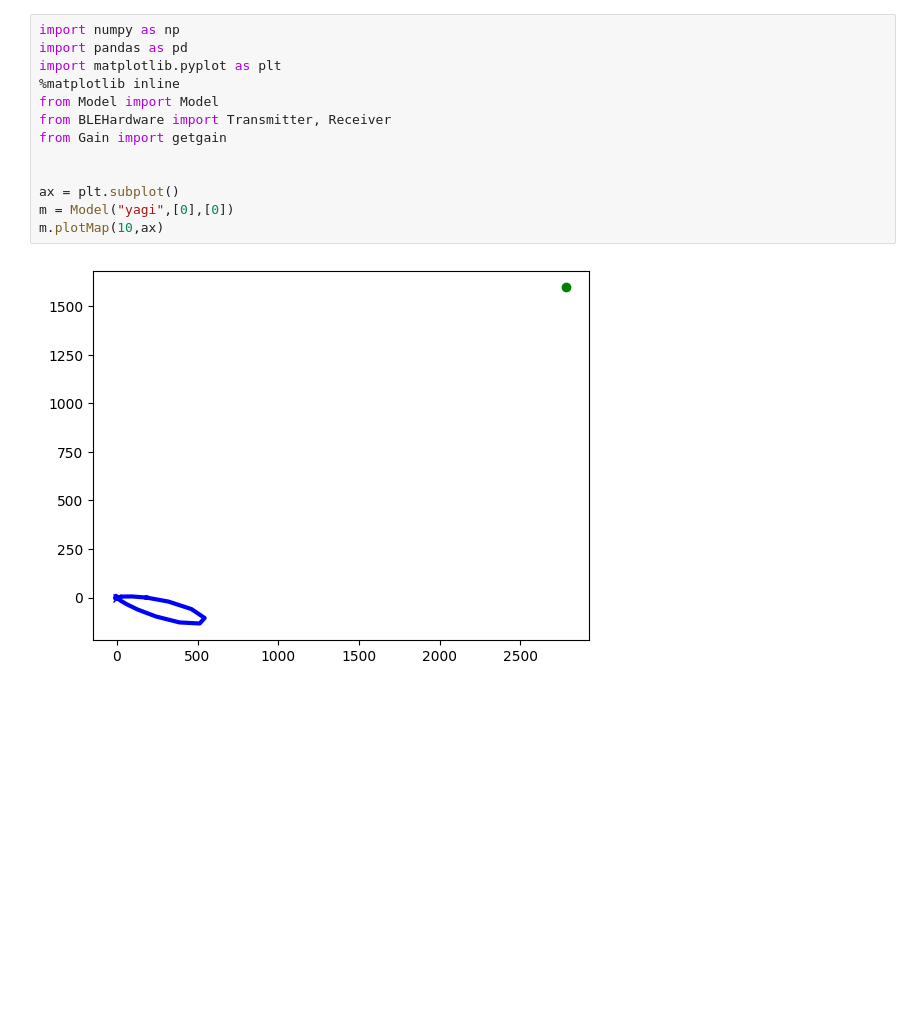
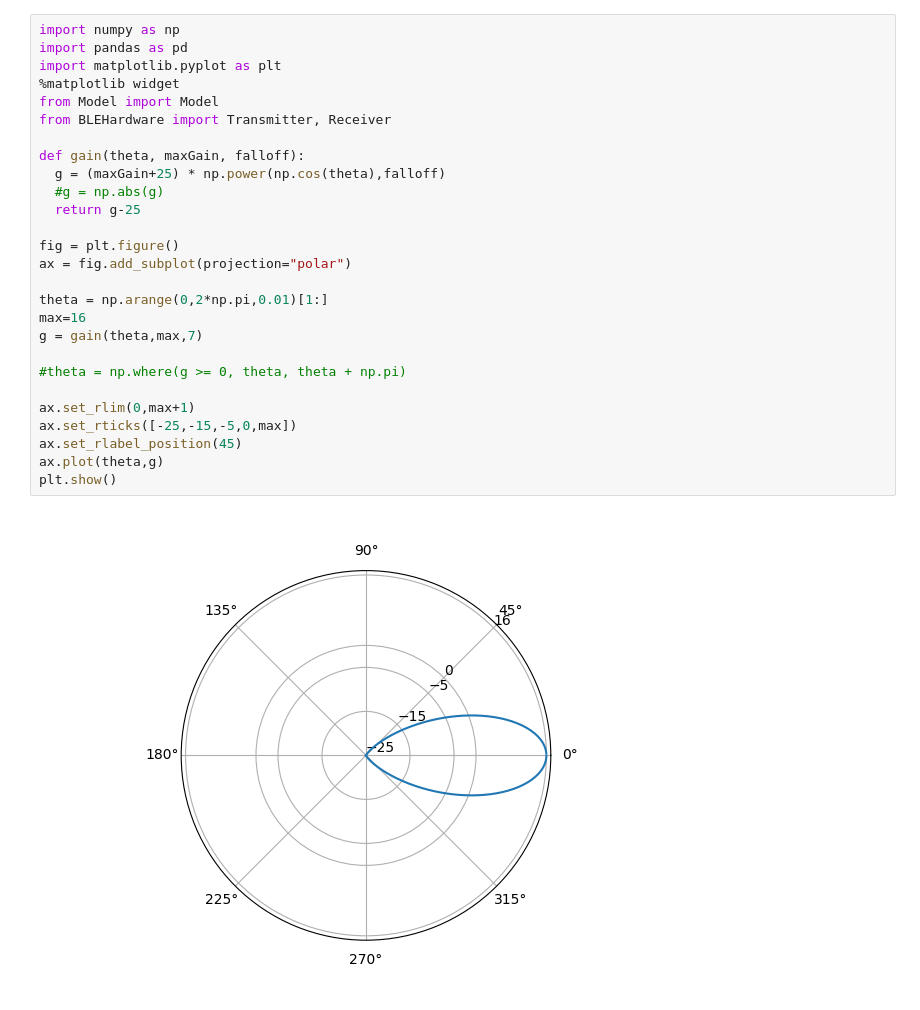
Before and after one commit to Aplefen1/BeeTrackingDiss, a Jupyter notebook: Experiments and Models/AccurateModellingTest.ipynb, the cells around one changed output. Drawn from its saved outputs; the diff is of its cells as text; blank space fills up the shorter version.

```diff
--- a/Experiments and Models/AccurateModellingTest.ipynb
+++ b/Experiments and Models/AccurateModellingTest.ipynb
@@ -1,15 +1,29 @@
-# %%
-import numpy as np
-import pandas as pd
-import matplotlib.pyplot as plt
-%matplotlib inline
-from Model import Model
-from BLEHardware import Transmitter, Receiver
-from Gain import getgain
-
-
-ax = plt.subplot()
-m = Model("yagi",[0],[0])
-m.plotMap(10,ax)
-# %% [output]
-[figure, removed]
+# %%
+import numpy as np
+import pandas as pd
+import matplotlib.pyplot as plt
+%matplotlib widget
+from Model import Model
+from BLEHardware import Transmitter, Receiver
+
+def gain(theta, maxGain, falloff):
+  g = (maxGain+25) * np.power(np.cos(theta),falloff)
+  #g = np.abs(g)
+  return g-25
+
+fig = plt.figure()
+ax = fig.add_subplot(projection="polar")
+
+theta = np.arange(0,2*np.pi,0.01)[1:]
+max=16
+g = gain(theta,max,7)
+
+#theta = np.where(g >= 0, theta, theta + np.pi)
+
+ax.set_rlim(0,max+1)
+ax.set_rticks([-25,-15,-5,0,max])
+ax.set_rlabel_position(45)
+ax.plot(theta,g)
+plt.show()
+# %% [output]
+[figure, added]
```
Also changed, not shown: 7 other files.
